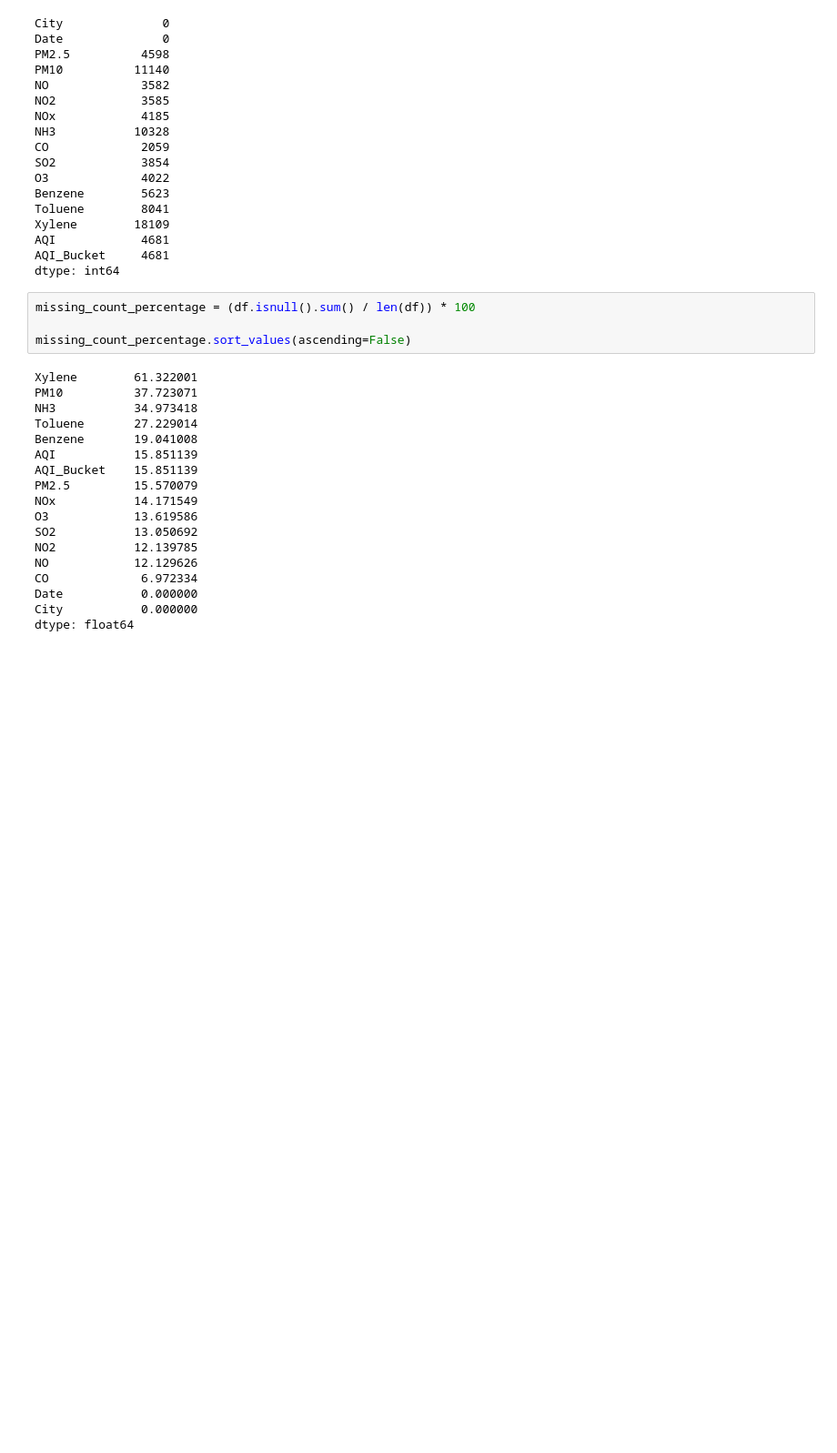
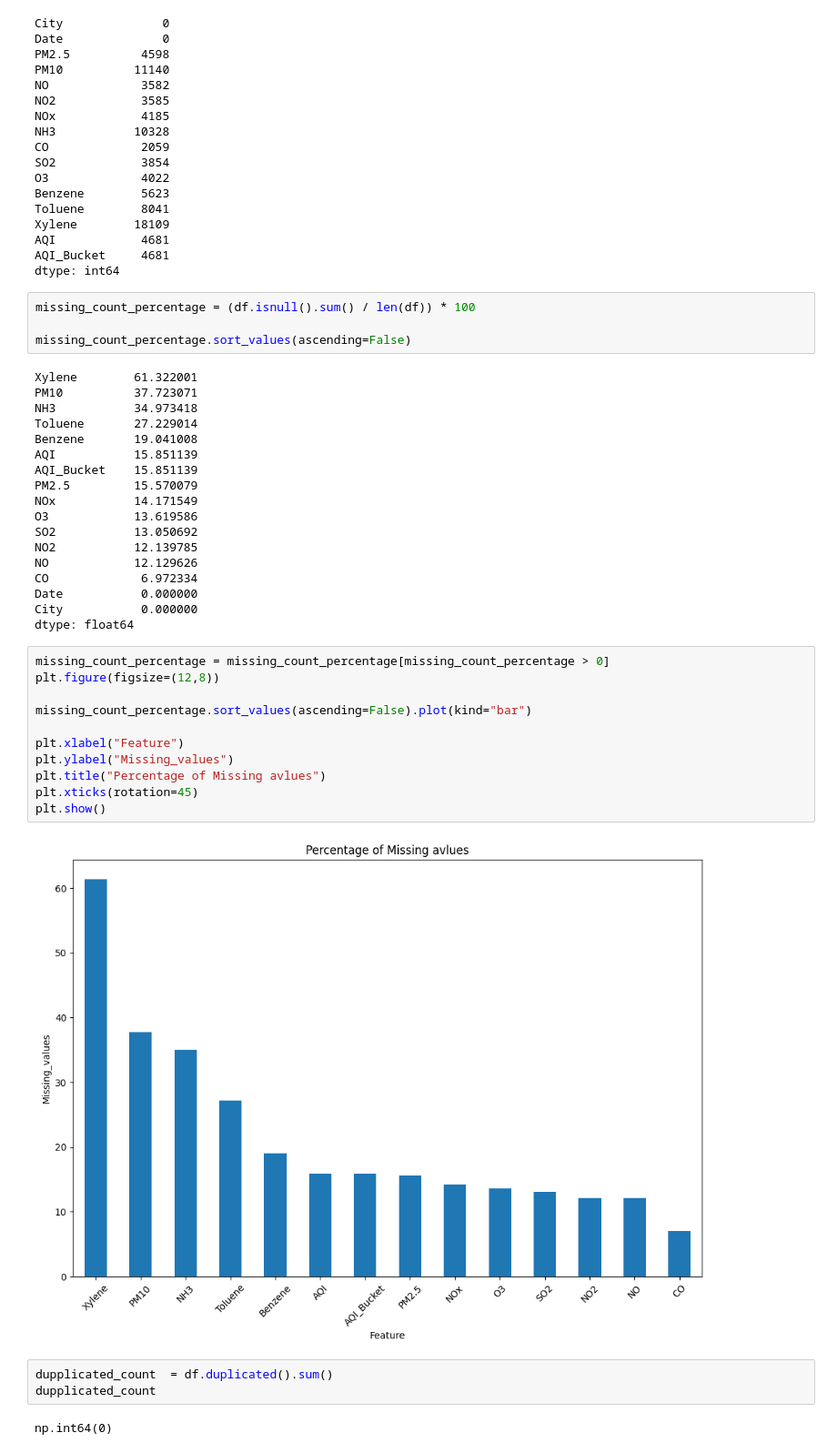
Before and after one commit to omkarsatpute18/AQI-air-quality-prediction, a Jupyter notebook: main.ipynb, the cells around one changed output. Shown at 91% size. Saved outputs shown, nothing was run; the diff lists cells and outputs as text; blank space fills up the shorter version.

```diff
--- a/main.ipynb
+++ b/main.ipynb
@@ -254,3 +254,21 @@ CO             6.972334
 Date           0.000000
 City           0.000000
 dtype: float64
+# %%
+missing_count_percentage = missing_count_percentage[missing_count_percentage > 0]
+plt.figure(figsize=(12,8))
+
+missing_count_percentage.sort_values(ascending=False).plot(kind="bar")
+
+plt.xlabel("Feature")
+plt.ylabel("Missing_values")
+plt.title("Percentage of Missing avlues")
+plt.xticks(rotation=45)
+plt.show()
+# %% [output]
+[figure, added]
+# %%
+dupplicated_count  = df.duplicated().sum()
+dupplicated_count
+# %% [output]
+np.int64(0)
```
Also changed, not shown: parts of 5 cells of this notebook.
